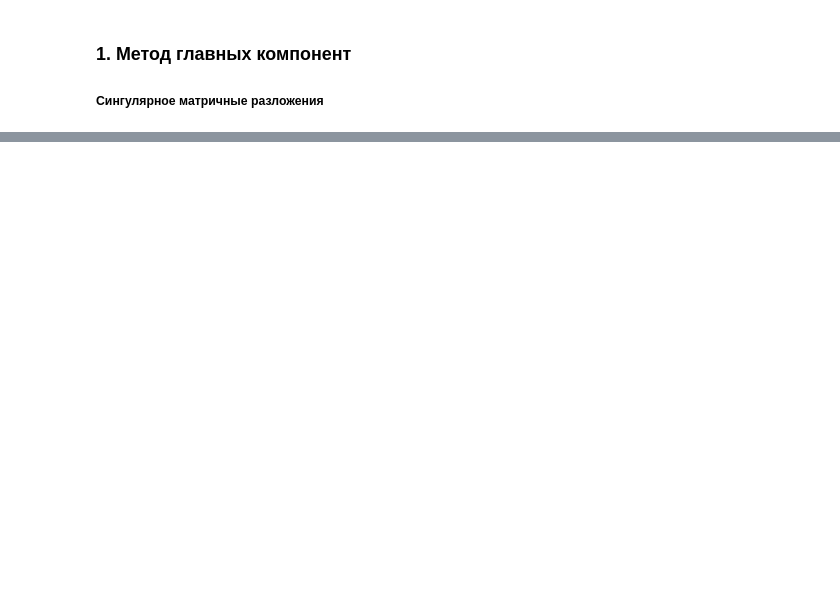
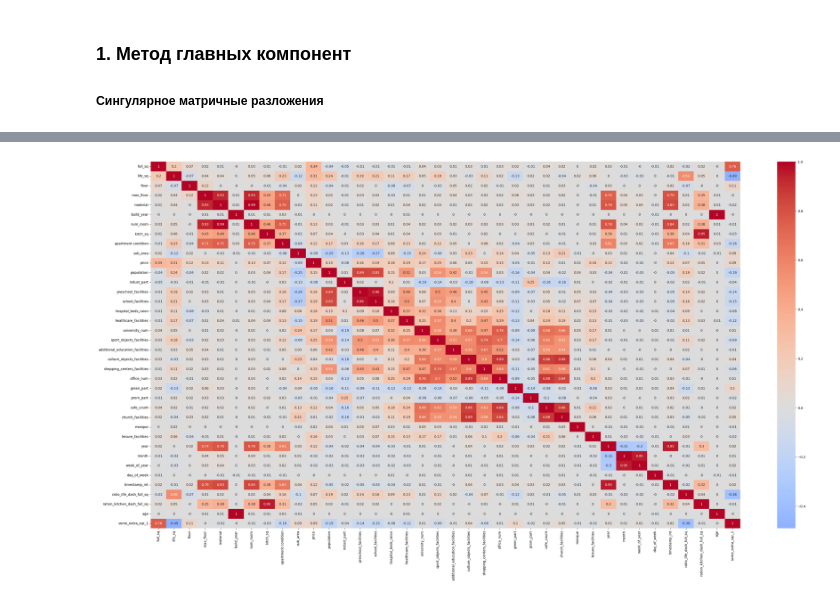
Before and after one commit to Amgalan077/laba_1_PE, a Jupyter notebook: laba_1.ipynb, the cells around one changed output, grey strips where cells are left out. Saved outputs shown, nothing was run; the diff lists cells and outputs as text; code cells hidden in the pictures; blank space fills up the shorter version.

```diff
--- a/laba_1.ipynb
+++ b/laba_1.ipynb
@@ -43,0 +70,2 @@ def eigen_qr(A: np.array, iterations=1) -> (np.array, np.array):
+# %%
+train_df = train_df[train_df['full_sq'] > 0]
@@ -43,0 +81,25 @@ def eigen_qr(A: np.array, iterations=1) -> (np.array, np.array):
+# %%
+# get week of the year
+train_df['week_of_year'] = train_df.timestamp.dt.isocalendar().week
+test_df['week_of_year'] = test_df.timestamp.dt.isocalendar().week
+
+# get day of week
+train_df['day_of_week'] = train_df.timestamp.dt.weekday
+test_df['day_of_week'] = test_df.timestamp.dt.weekday
+
+train_df['timestamp_int'] = train_df.timestamp.astype(int)
+test_df['timestamp_int'] = test_df.timestamp.astype(int)
+
+# get ratio of squares
+train_df["ratio_life_dash_full_sq"] = train_df["life_sq"] / train_df["full_sq"]
+train_df["ration_kitchen_dash_full_sq"] = train_df["kitch_sq"] / train_df["full_sq"]
+test_df["ratio_life_dash_full_sq"] = test_df["life_sq"] / test_df["full_sq"]
+test_df["ration_kitchen_dash_full_sq"] = test_df["kitch_sq"] / test_df["full_sq"]
+
+# age of building
+train_df['age'] = train_df["build_year"] - train_df['year']
+test_df['age'] = test_df["build_year"] - test_df['year']
+
+# difference between full area and living area
+train_df['some_extra_sqr_1'] = train_df["full_sq"] - train_df["life_sq"]
+test_df['some_extra_sqr_1'] = test_df["full_sq"] - test_df["life_sq"]
@@ -43,0 +123,18 @@ def eigen_qr(A: np.array, iterations=1) -> (np.array, np.array):
+# %%
+train_df.drop('timestamp', axis=1, inplace=True)
+# %%
+# Корреляционная матрица - некоторые признаки скоррелированы между собой
+
+fig, ax = plt.subplots(figsize=(40, 20))
+
+corr_mat = train_df.corr()
+sns.heatmap(
+    corr_mat.round(2),
+    cmap='coolwarm',
+    center=0,
+    annot=True
+)
+
+fig.show();
+# %% [output]
+[figure, added]
```
Also changed, not shown: parts of 19 cells of this notebook.
